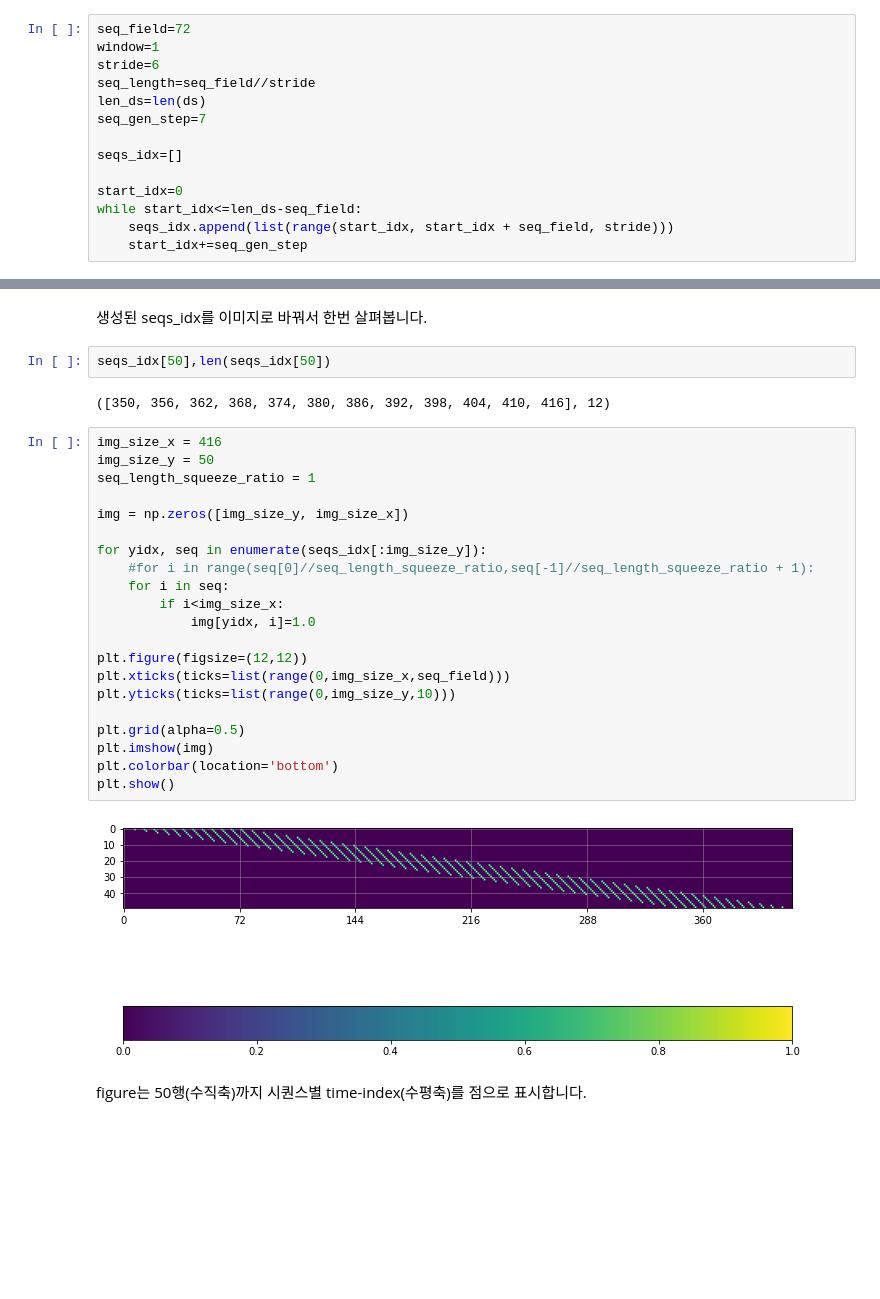
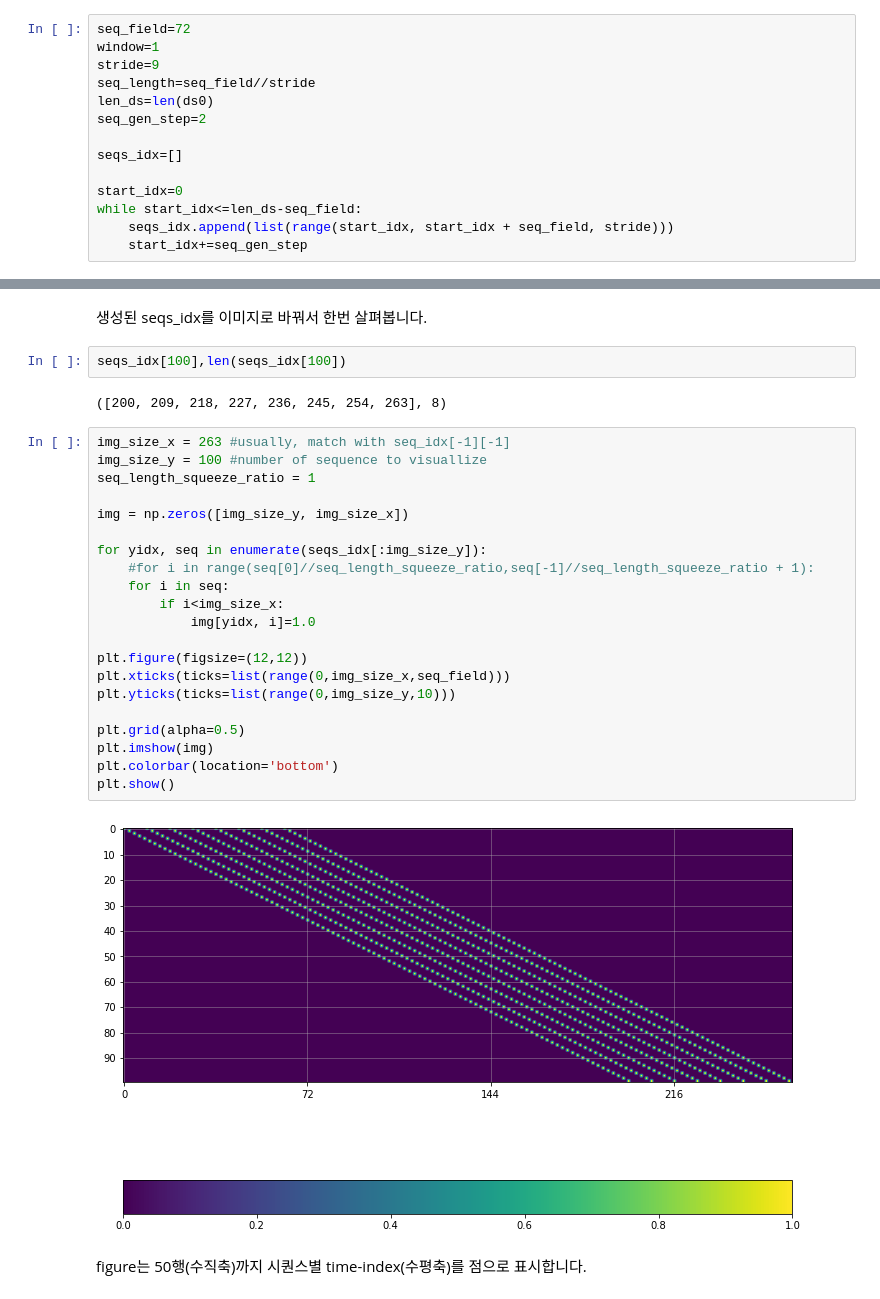
Before and after one commit to chhyyi/aiffel, a Jupyter notebook: aiffelthon/Sensory_LSTM.ipynb, the cells around one changed output, grey strips where cells are left out. Saved outputs shown, nothing was run; the diff lists cells and outputs as text; blank space fills up the shorter version.

```diff
--- a/aiffelthon/Sensory_LSTM.ipynb
+++ b/aiffelthon/Sensory_LSTM.ipynb
@@ -339,10 +339,10 @@ dtype: int64
 # %%
 seq_field=72
 window=1
-stride=6
+stride=9
 seq_length=seq_field//stride
-len_ds=len(ds)
-seq_gen_step=7
+len_ds=len(ds0)
+seq_gen_step=2
 
 seqs_idx=[]
 
@@ -361,32 +361,32 @@ len(seqs_idx)
 # %% [markdown]
 생성된 seqs_idx를 이미지로 바꿔서 한번 살펴봅니다.
 # %%
-seqs_idx[50],len(seqs_idx[50])
+seqs_idx[100],len(seqs_idx[100])
 # %% [output]
-([350, 356, 362, 368, 374, 380, 386, 392, 398, 404, 410, 416], 12)
+([200, 209, 218, 227, 236, 245, 254, 263], 8)
 # %%
-img_size_x = 416
-img_size_y = 50
+img_size_x = 263 #usually, match with seq_idx[-1][-1]
+img_size_y = 100 #number of sequence to visuallize
 seq_length_squeeze_ratio = 1
 
 img = np.zeros([img_size_y, img_size_x])
 
 for yidx, seq in enumerate(seqs_idx[:img_size_y]):
     #for i in range(seq[0]//seq_length_squeeze_ratio,seq[-1]//seq_length_squeeze_ratio + 1):
     for i in seq:
         if i<img_size_x:
             img[yidx, i]=1.0
 
 plt.figure(figsize=(12,12))
 plt.xticks(ticks=list(range(0,img_size_x,seq_field)))
 plt.yticks(ticks=list(range(0,img_size_y,10)))
 
 plt.grid(alpha=0.5)
 plt.imshow(img)
 plt.colorbar(location='bottom')
 plt.show()
 # %% [output]
-[figure, old version]
+[figure, new version]
 # %% [markdown]
 figure는 50행(수직축)까지 시퀀스별 time-index(수평축)를 점으로 표시합니다.
 # %% [markdown]
```
Also changed, not shown: parts of 18 cells of this notebook.
